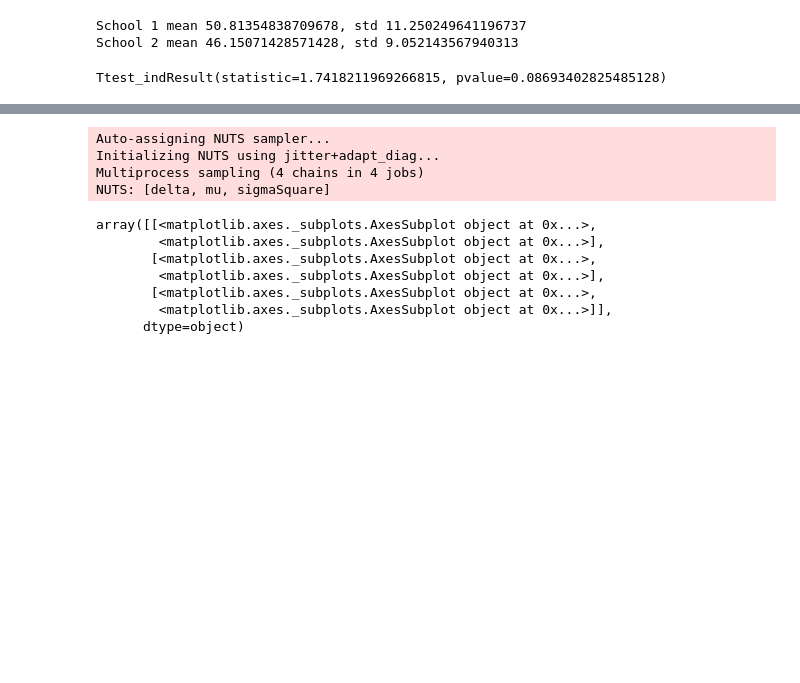
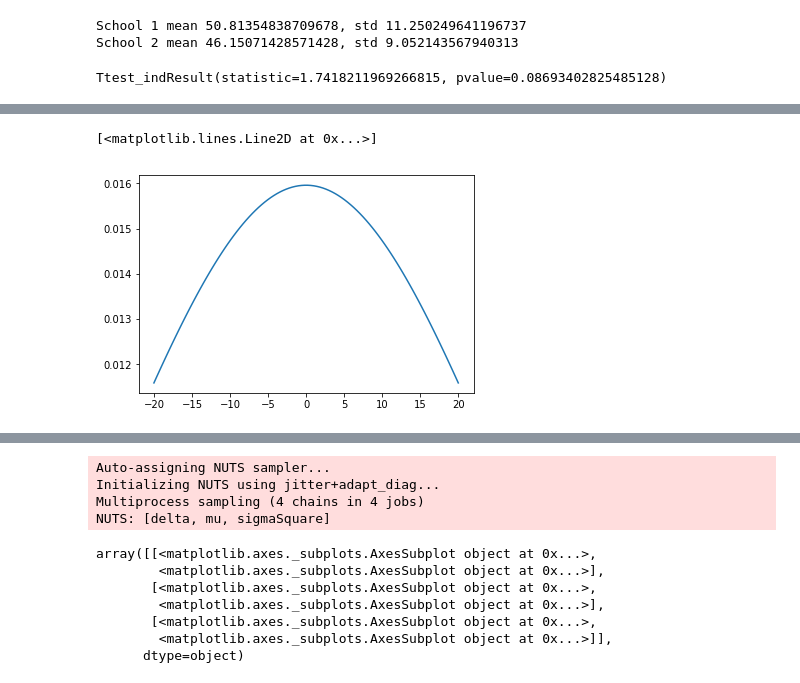
Before and after one commit to hstrey/BME-502-2019, a Jupyter notebook: BayesianTwoGroups.ipynb, the cells around one changed output, grey strips where cells are left out. Drawn from its saved outputs; the diff is of its cells as text; code cells hidden in the pictures; blank space fills up the shorter version.

```diff
--- a/BayesianTwoGroups.ipynb
+++ b/BayesianTwoGroups.ipynb
@@ -96,0 +105,8 @@ tau0=25.0
+# %%
+# prior for delta
+d = np.linspace(-20,20,100)
+pd = norm.pdf(d,loc=0,scale=25)
+plt.plot(d,pd)
+# %% [output]
+[<matplotlib.lines.Line2D at 0x...>]
+[figure, added]
```
Also changed, not shown: parts of 7 cells of this notebook.
